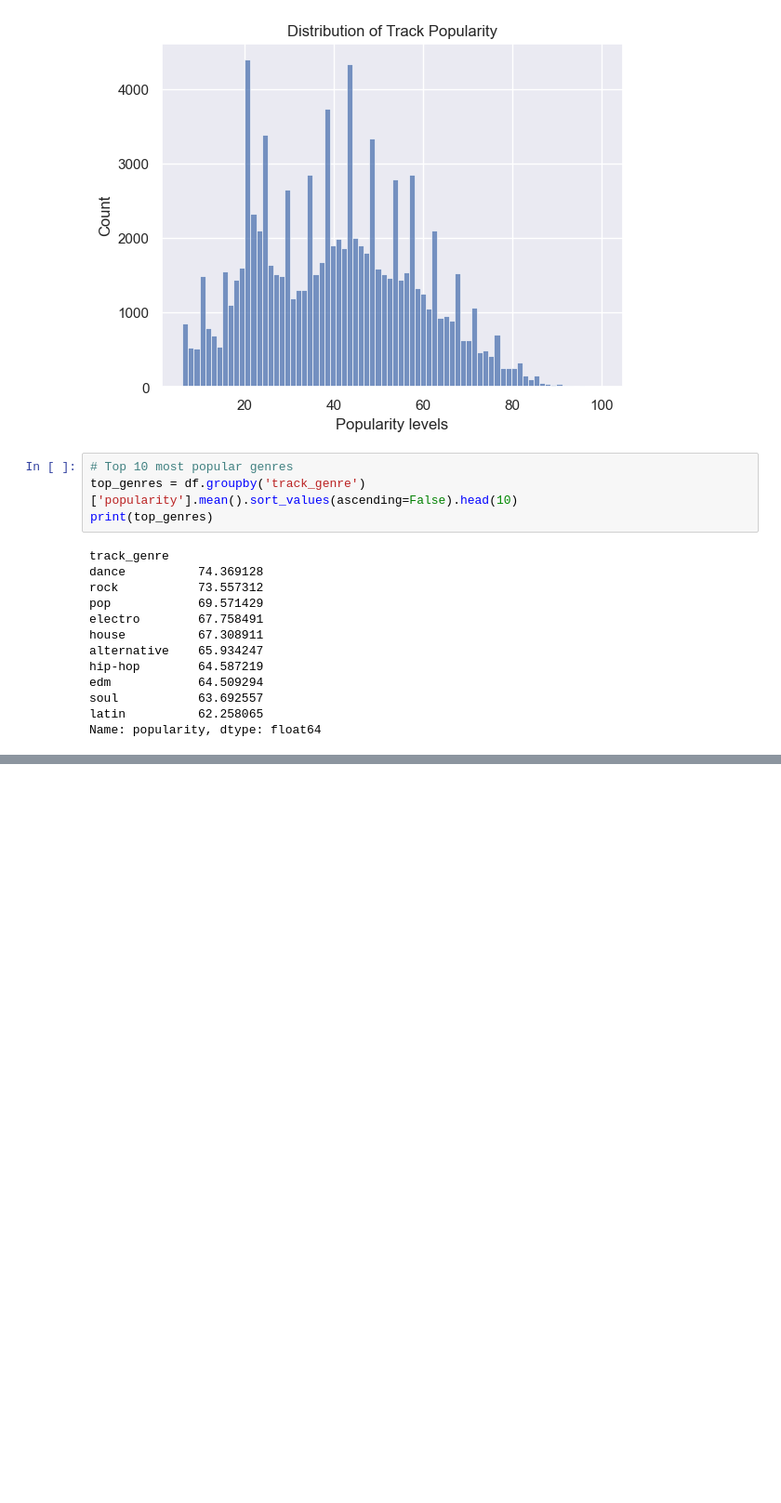
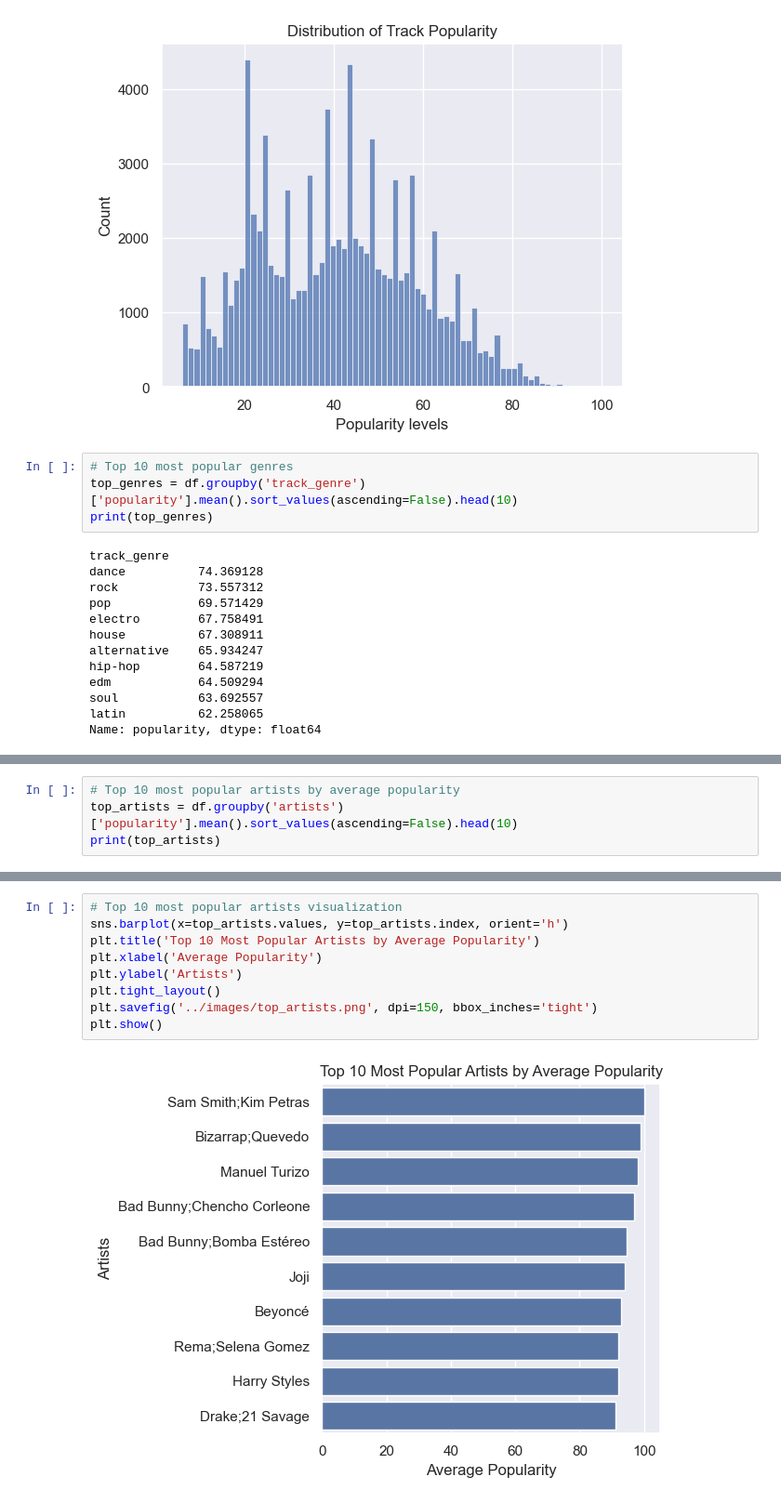
Before and after one commit to Flakkito/spotify-eda-recommender, a Jupyter notebook: notebooks/01_eda.ipynb, the cells around one changed output, grey strips where cells are left out. Shown at 93% size. Saved outputs shown, nothing was run; the diff lists cells and outputs as text; blank space fills up the shorter version.

```diff
--- a/notebooks/01_eda.ipynb
+++ b/notebooks/01_eda.ipynb
@@ -241,0 +256,4 @@ Name: popularity, dtype: float64
+# %%
+# Top 10 most popular artists by average popularity
+top_artists = df.groupby('artists')['popularity'].mean().sort_values(ascending=False).head(10)
+print(top_artists)
@@ -241,0 +273,11 @@ Name: popularity, dtype: float64
+# %%
+# Top 10 most popular artists visualization
+sns.barplot(x=top_artists.values, y=top_artists.index, orient='h')
+plt.title('Top 10 Most Popular Artists by Average Popularity')
+plt.xlabel('Average Popularity')
+plt.ylabel('Artists')
+plt.tight_layout()
+plt.savefig('../images/top_artists.png', dpi=150, bbox_inches='tight')
+plt.show()
+# %% [output]
+[figure, added]
```
Also changed, not shown: parts of 6 cells of this notebook.
